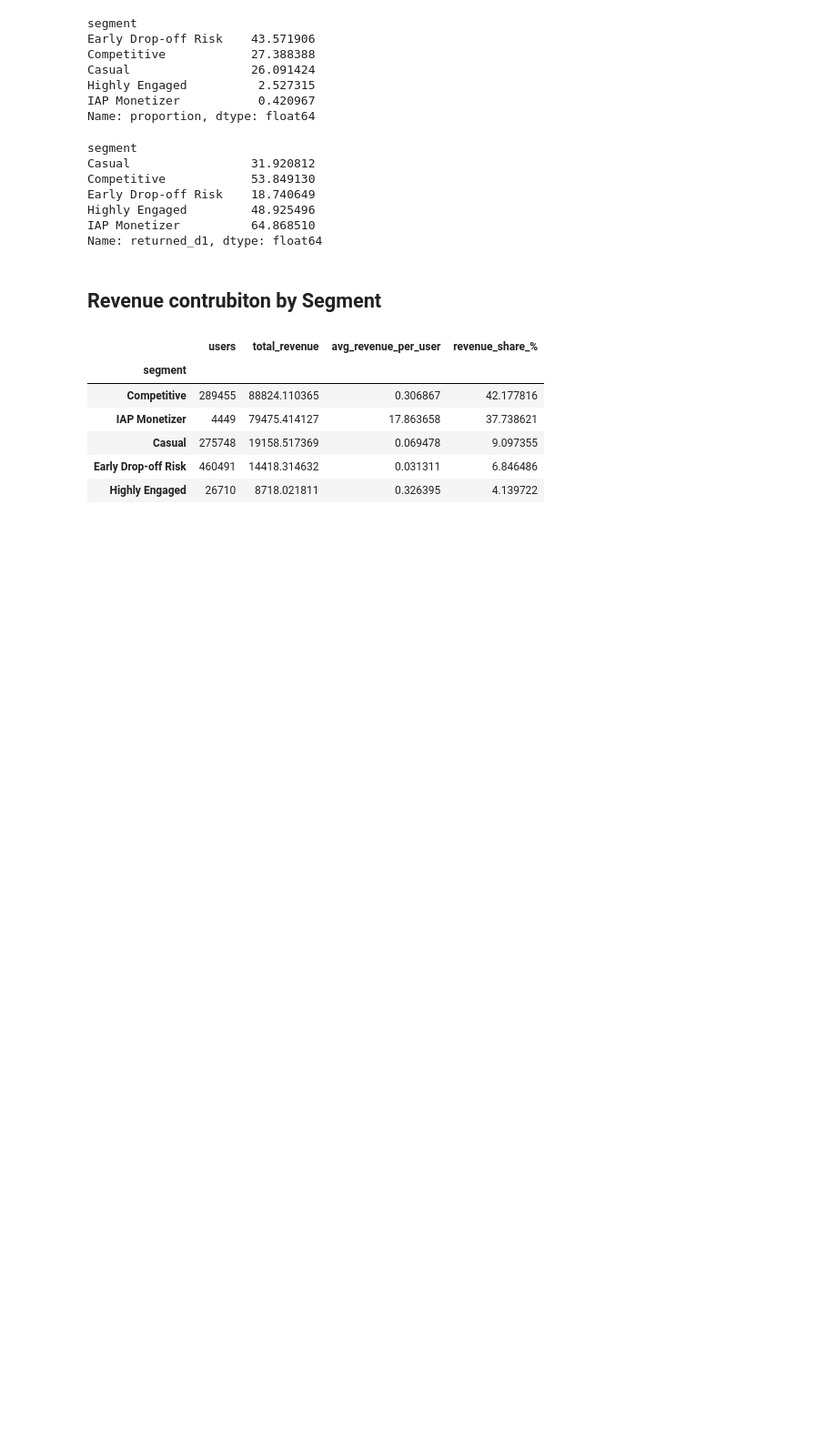
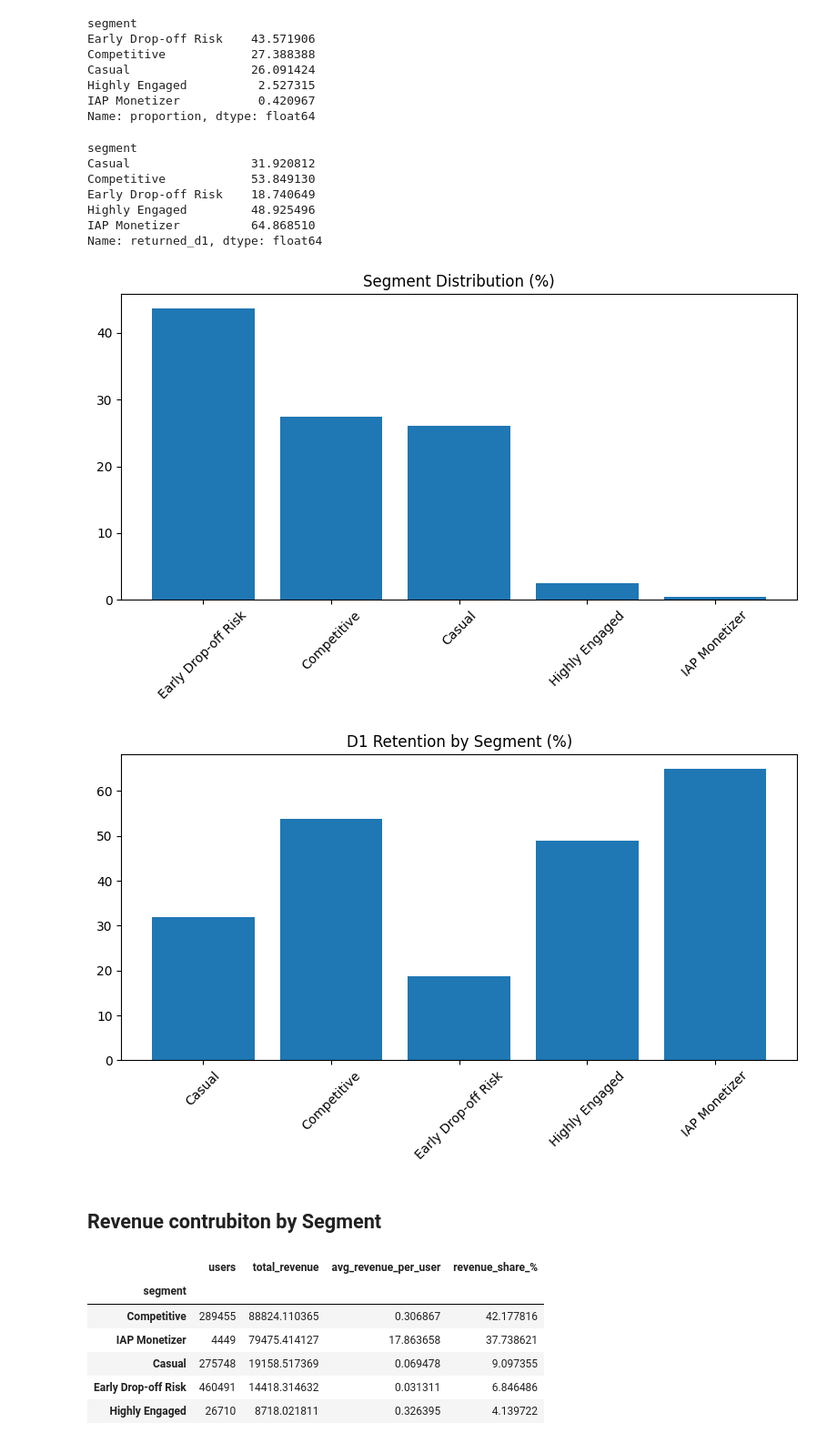
Before and after one commit to EnisOzcan/vertigo-data-analyst-case, a Jupyter notebook: notebooks/02_task2_eda.ipynb, the cells around one changed output. Shown at 91% size. Drawn from its saved outputs; the diff is of its cells as text; code cells hidden in the pictures; blank space fills up the shorter version.

Commit message:
Final Task 2 update: added lifecycle analysis, segment visuals and updated README

```diff
--- a/notebooks/02_task2_eda.ipynb
+++ b/notebooks/02_task2_eda.ipynb
@@ -568,6 +568,32 @@ Early Drop-off Risk    18.740649
 Highly Engaged         48.925496
 IAP Monetizer          64.868510
 Name: returned_d1, dtype: float64
+# %%
+
+segment_dist = d0_users["segment"].value_counts(normalize=True) * 100
+
+plt.figure(figsize=(8,5))
+plt.bar(segment_dist.index, segment_dist.values)
+plt.title("Segment Distribution (%)")
+plt.xticks(rotation=45)
+plt.tight_layout()
+plt.show()
+
+
+# D1 retention
+retention_by_segment = (
+    d0_users.groupby("segment")["returned_d1"].mean() * 100
+)
+
+plt.figure(figsize=(8,5))
+plt.bar(retention_by_segment.index, retention_by_segment.values)
+plt.title("D1 Retention by Segment (%)")
+plt.xticks(rotation=45)
+plt.tight_layout()
+plt.show()
+# %% [output]
+[figure, added]
+[figure, added]
 # %% [markdown]
 ## Revenue contrubiton by Segment
 # %%
```
Also changed, not shown: 4 other files.
